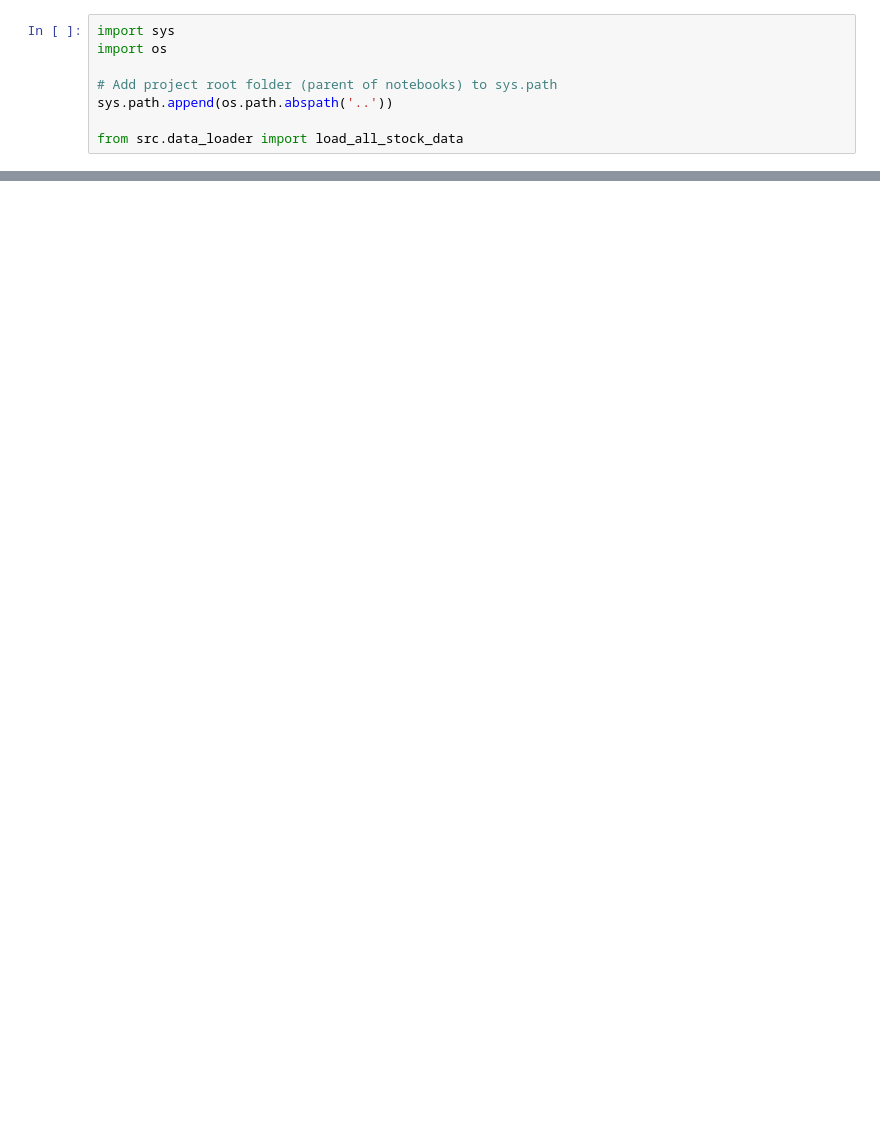
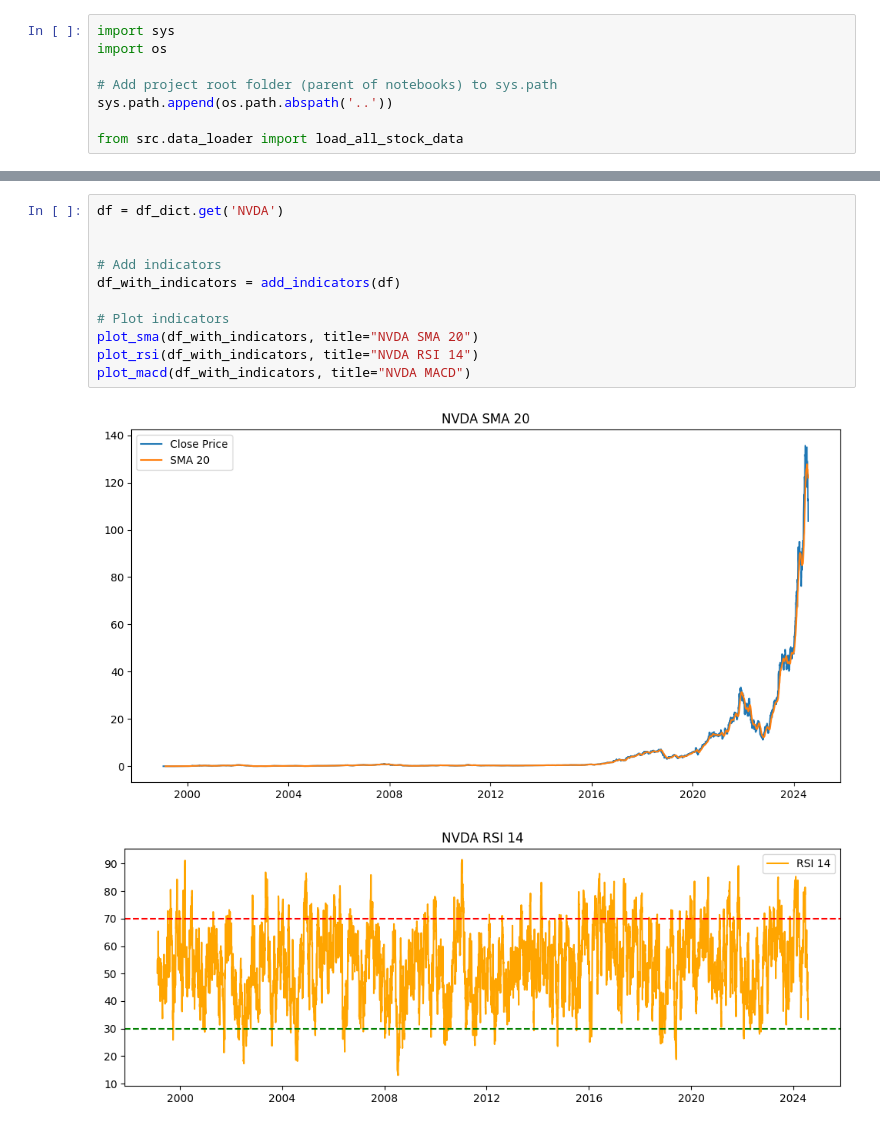
Before and after one commit to Selamawit-Alemu/fns-news-sentiment-analysis, a Jupyter notebook: notebooks/quantitative_analysis.ipynb, the cells around one changed output, grey strips where cells are left out. Saved outputs shown, nothing was run; the diff lists cells and outputs as text; blank space fills up the shorter version.

```diff
--- a/notebooks/quantitative_analysis.ipynb
+++ b/notebooks/quantitative_analysis.ipynb
@@ -102,0 +145,14 @@ Processing GOOG_historical_data...
+# %%
+df = df_dict.get('NVDA')
+
+
+# Add indicators
+df_with_indicators = add_indicators(df)
+
+# Plot indicators
+plot_sma(df_with_indicators, title="NVDA SMA 20")
+plot_rsi(df_with_indicators, title="NVDA RSI 14")
+plot_macd(df_with_indicators, title="NVDA MACD")
+# %% [output]
+[figure, added]
+[figure, added]
```
Also changed, not shown: parts of 16 cells of this notebook, 4 other files.
